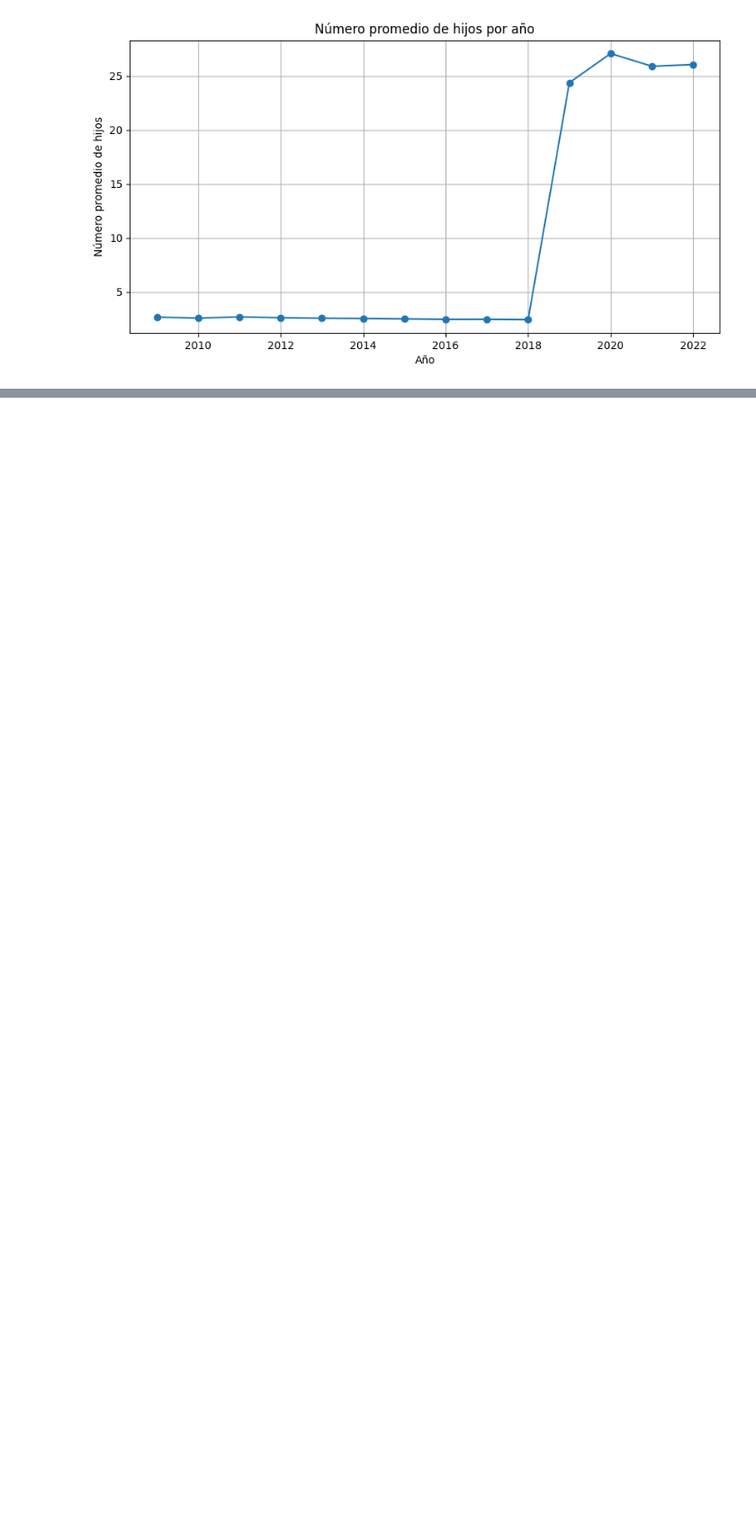
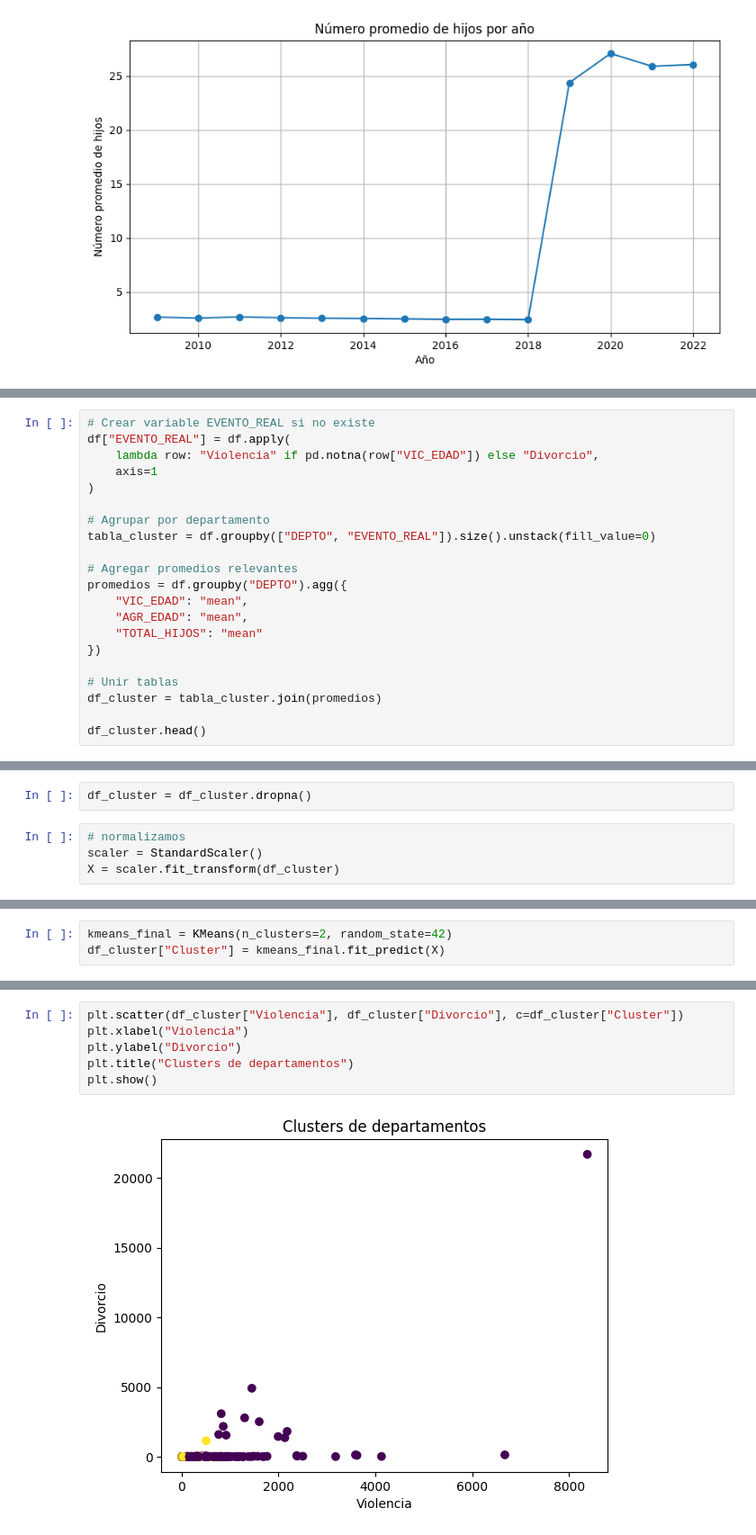
Before and after one commit to ecarcamo/pry1-data-mining, a Jupyter notebook: data/main.ipynb, the cells around one changed output, grey strips where cells are left out. Shown at 90% size. Cells and saved outputs as stored; diff of their text form; blank space fills up the shorter version.

Commit message:
[feat] add clustering analisis

```diff
--- a/data/main.ipynb
+++ b/data/main.ipynb
@@ -638,0 +644,21 @@ plt.show()
+# %%
+# Crear variable EVENTO_REAL si no existe
+df["EVENTO_REAL"] = df.apply(
+    lambda row: "Violencia" if pd.notna(row["VIC_EDAD"]) else "Divorcio",
+    axis=1
+)
+
+# Agrupar por departamento
+tabla_cluster = df.groupby(["DEPTO", "EVENTO_REAL"]).size().unstack(fill_value=0)
+
+# Agregar promedios relevantes
+promedios = df.groupby("DEPTO").agg({
+    "VIC_EDAD": "mean",
+    "AGR_EDAD": "mean",
+    "TOTAL_HIJOS": "mean"
+})
+
+# Unir tablas
+df_cluster = tabla_cluster.join(promedios)
+
+df_cluster.head()
@@ -638,0 +673,6 @@ plt.show()
+# %%
+df_cluster = df_cluster.dropna()
+# %%
+# normalizamos
+scaler = StandardScaler()
+X = scaler.fit_transform(df_cluster)
@@ -638,0 +691,3 @@ plt.show()
+# %%
+kmeans_final = KMeans(n_clusters=2, random_state=42)
+df_cluster["Cluster"] = kmeans_final.fit_predict(X)
@@ -638,0 +705,8 @@ plt.show()
+# %%
+plt.scatter(df_cluster["Violencia"], df_cluster["Divorcio"], c=df_cluster["Cluster"])
+plt.xlabel("Violencia")
+plt.ylabel("Divorcio")
+plt.title("Clusters de departamentos")
+plt.show()
+# %% [output]
+[figure, added]
```
Also changed, not shown: parts of 7 cells of this notebook.
